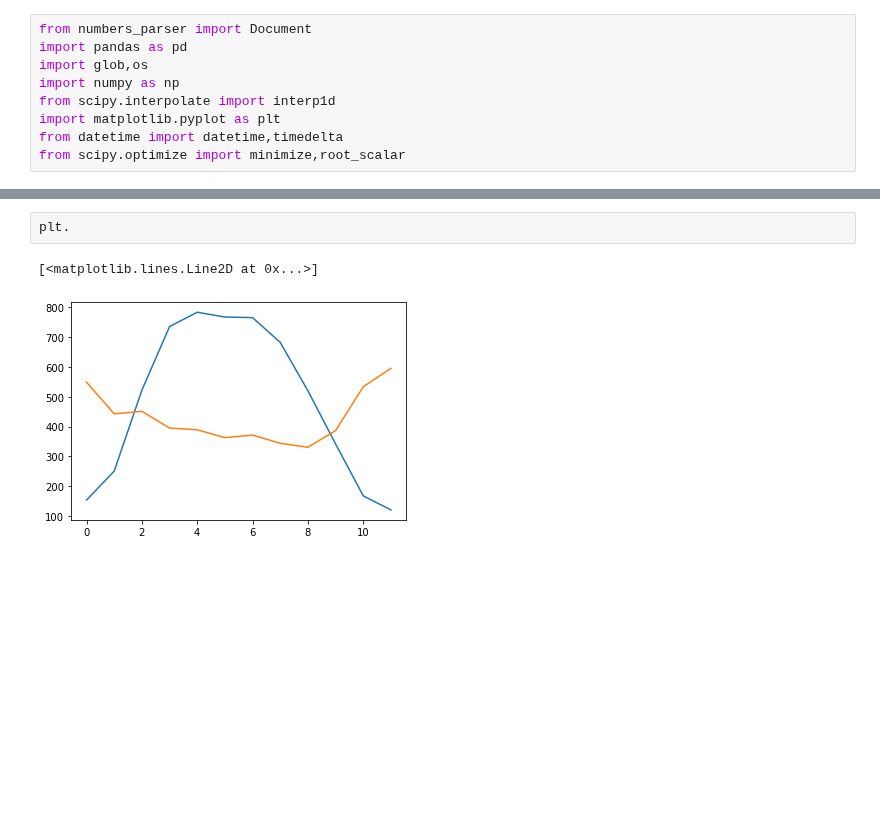
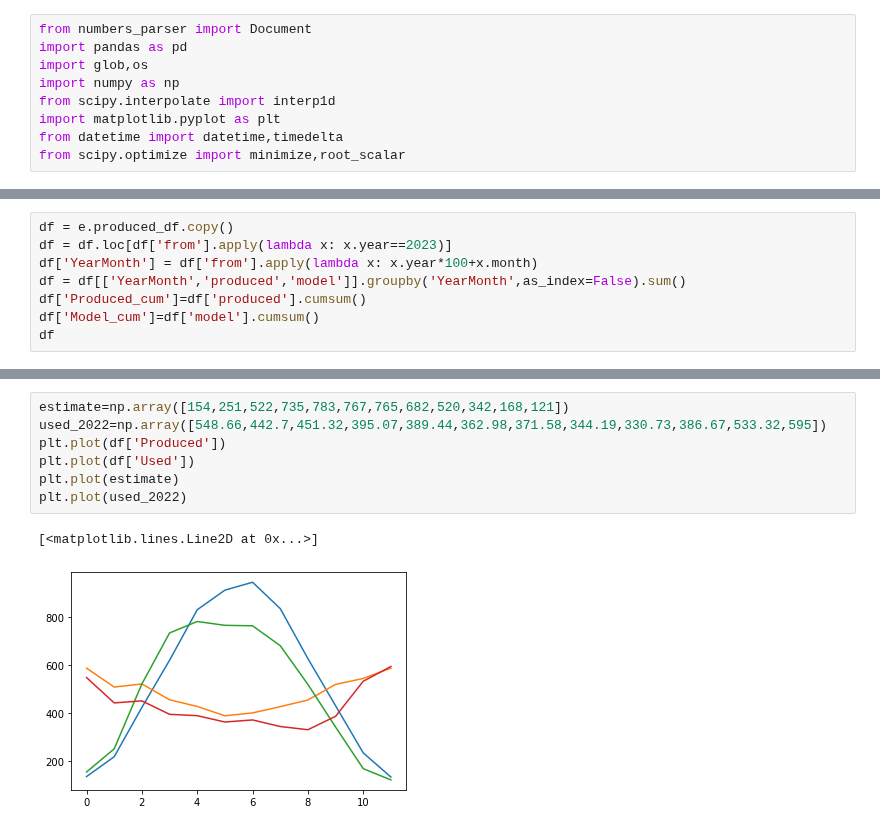
Before and after one commit to tchnvkng/python_notebooks, a Jupyter notebook: stroomv2.ipynb, the cells around one changed output, grey strips where cells are left out. Drawn from its saved outputs; the diff is of its cells as text; blank space fills up the shorter version.

```diff
--- a/stroomv2.ipynb
+++ b/stroomv2.ipynb
@@ -379,0 +386,8 @@ plt.legend()
+# %%
+df = e.produced_df.copy()
+df = df.loc[df['from'].apply(lambda x: x.year==2023)]
+df['YearMonth'] = df['from'].apply(lambda x: x.year*100+x.month)
+df = df[['YearMonth','produced','model']].groupby('YearMonth',as_index=False).sum()
+df['Produced_cum']=df['produced'].cumsum()
+df['Model_cum']=df['model'].cumsum()
+df
@@ -384,8 +407,13 @@ e.produced_df.loc[e.produced_df['from'].apply(lambda x: x.year==2023),'produced'
-# %%
-plt.
-# %% [output]
-[<matplotlib.lines.Line2D at 0x...>]
-[figure, removed]
+# %%
+estimate=np.array([154,251,522,735,783,767,765,682,520,342,168,121])
+used_2022=np.array([548.66,442.7,451.32,395.07,389.44,362.98,371.58,344.19,330.73,386.67,533.32,595])
+plt.plot(df['Produced'])
+plt.plot(df['Used'])
+plt.plot(estimate)
+plt.plot(used_2022)
+# %% [output]
+[<matplotlib.lines.Line2D at 0x...>]
+[figure, added]
 # %%
 df = e.produced_df.copy()
 
```
Also changed, not shown: parts of 10 cells of this notebook, 1 other file.
